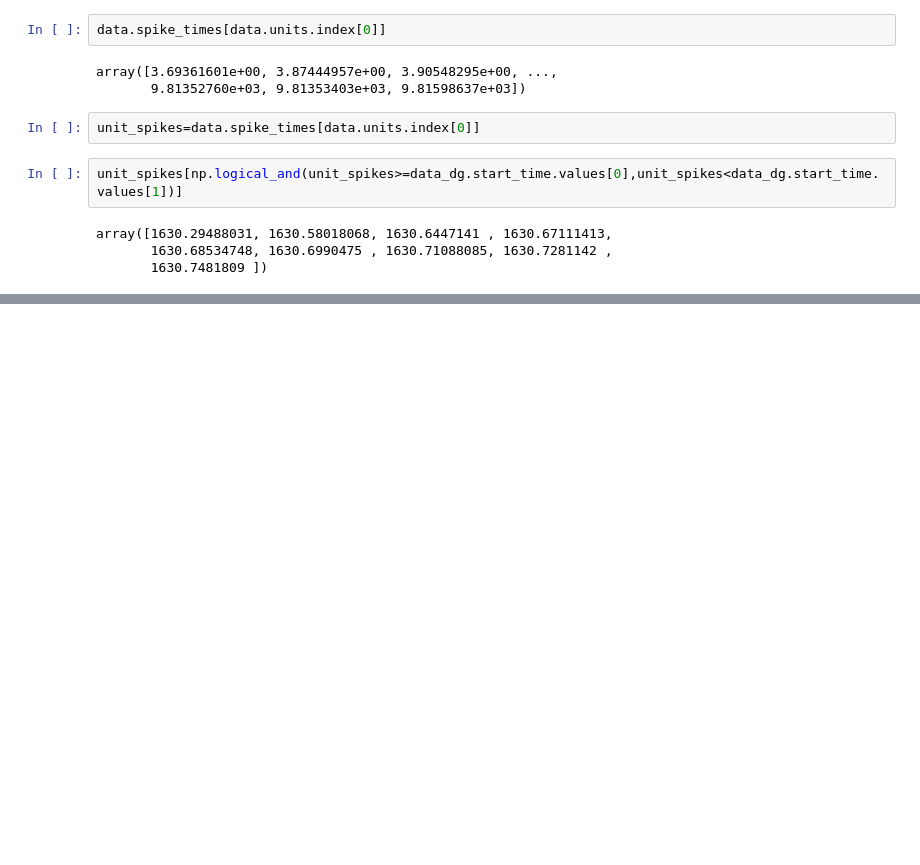
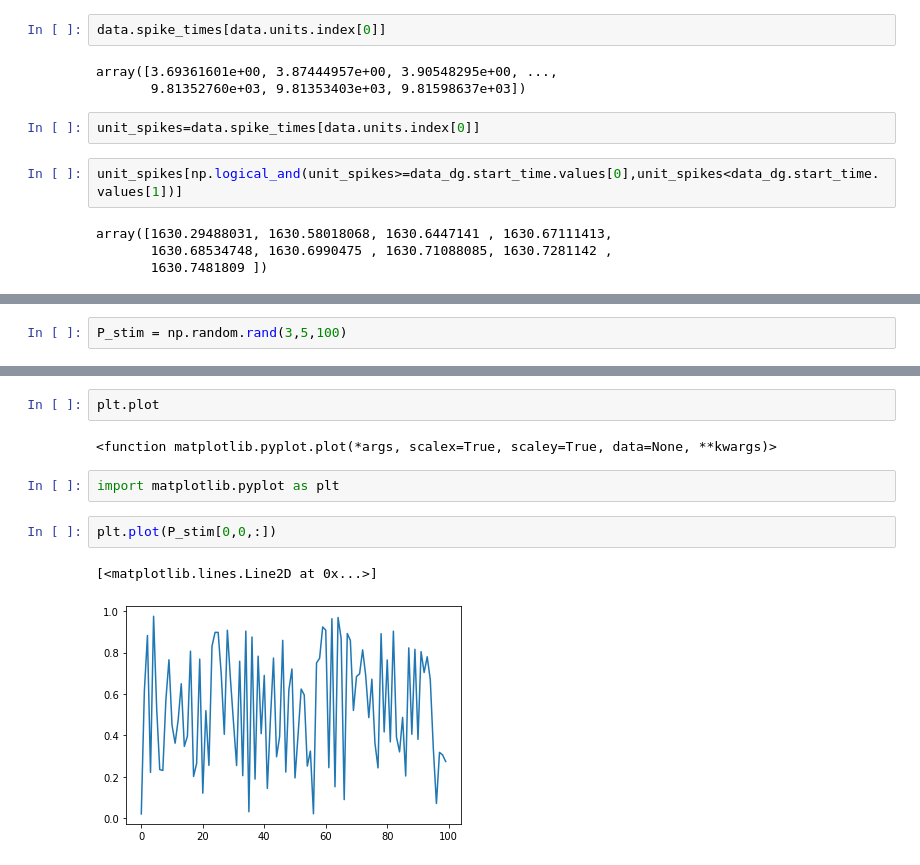
Before and after one commit to m-nolan/asdk-net, a Jupyter notebook: AIBS_Ephys_Data_Load.ipynb, the cells around one changed output, grey strips where cells are left out. Cells and saved outputs as stored; diff of their text form; blank space fills up the shorter version.

```diff
--- a/AIBS_Ephys_Data_Load.ipynb
+++ b/AIBS_Ephys_Data_Load.ipynb
@@ -203,0 +464,2 @@ array([1630.29488031, 1630.58018068, 1630.6447141 , 1630.67111413,
+# %%
+P_stim = np.random.rand(3,5,100)
@@ -203,0 +510,11 @@ array([1630.29488031, 1630.58018068, 1630.6447141 , 1630.67111413,
+# %%
+plt.plot
+# %% [output]
+<function matplotlib.pyplot.plot(*args, scalex=True, scaley=True, data=None, **kwargs)>
+# %%
+import matplotlib.pyplot as plt
+# %%
+plt.plot(P_stim[0,0,:])
+# %% [output]
+[<matplotlib.lines.Line2D at 0x...>]
+[figure, added]
```
Also changed, not shown: parts of 49 cells of this notebook.
